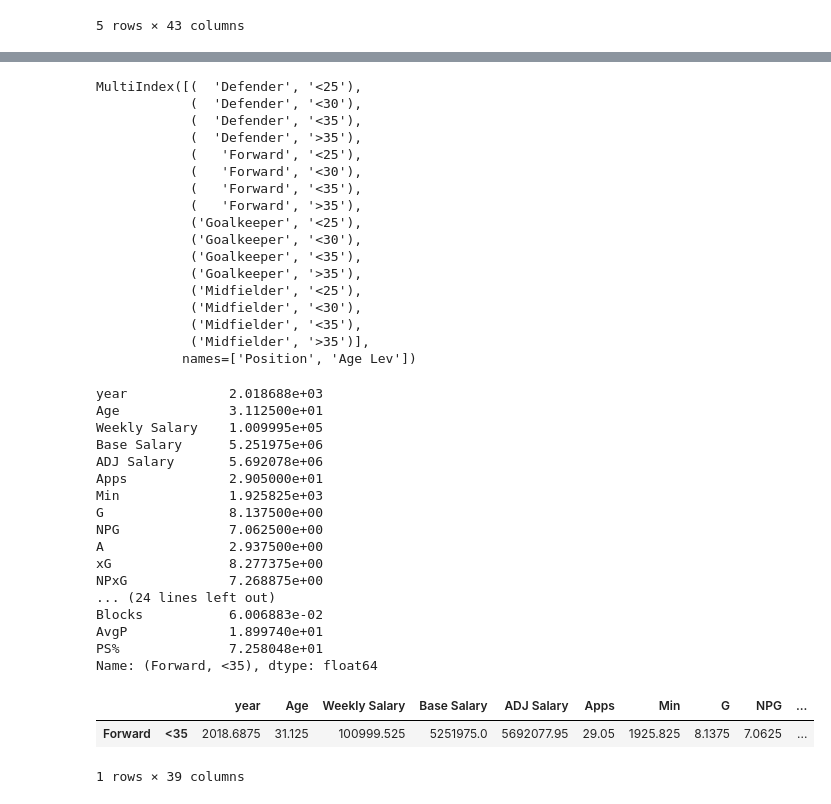
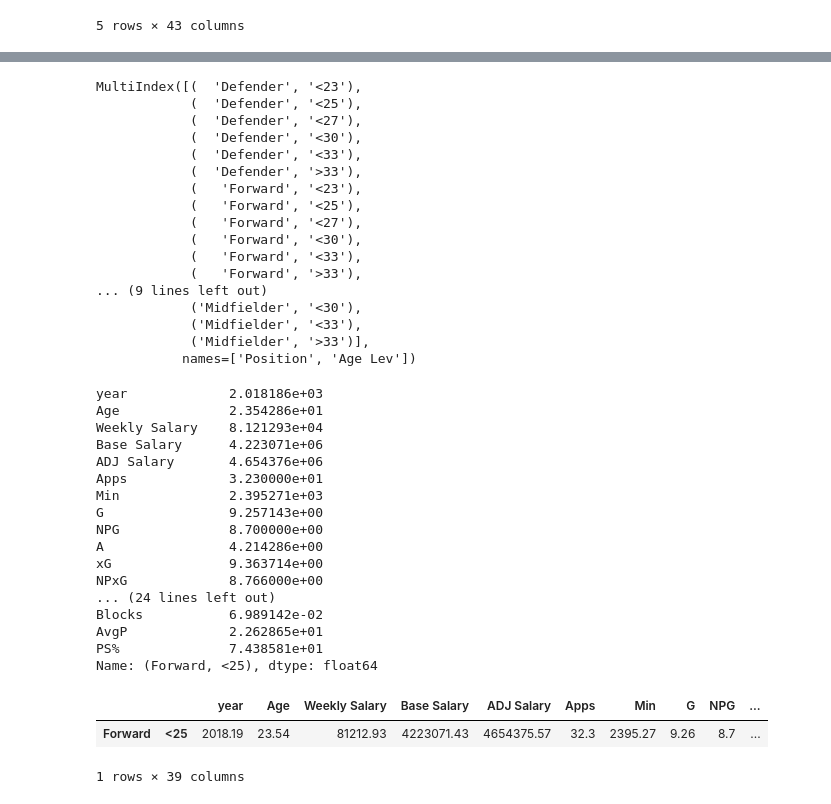
Before and after one commit to sajacaros/eda_champions, a Jupyter notebook: eda/eda.ipynb, the cells around one changed output, grey strips where cells are left out. Drawn from its saved outputs; the diff is of its cells as text; code cells hidden in the pictures.

```diff
--- a/eda/eda.ipynb
+++ b/eda/eda.ipynb
@@ -74,5 +79,5 @@ round(eda_df.describe(), 2)
 # %%
-eda_df['Age Lev'] = eda_df['Age'].apply(lambda age: '<25' if age < 25 else '<30' if age <30 else '<35' if age<35 else '>35')
+eda_df['Age Lev'] = eda_df['Age'].apply(lambda age: '<23' if age < 23 else '<25' if age <25 else '<27' if age<27 else '<30' if age<30 else '<33' if age<33 else '>33')
 # %%
 eda_df.tail()
 # %% [output]
@@ -84,7 +89,7 @@ eda_df.tail()
 | 4754 | 2022 | Shane Duffy | 30 | Fulham | Defender | 40000.0 | 2080000.0 | 2080000.0 | 5.0 | ... |
 5 rows × 43 columns
 # %%
-static_df = eda_df[eda_df['Min']>1000].groupby(['Position', 'Age Lev']).mean(numeric_only=True)
+static_df = eda_df[eda_df['Min']>1500].groupby(['Position', 'Age Lev']).mean(numeric_only=True)
 static_df
 # %% [output]
 |  |  | year | Age | Weekly Salary | Base Salary | ADJ Salary | Apps | Min | G | ... |
@@ -109,5 +114,5 @@ static_df
 # %%
-cond1 = eda_df['Name']=='Wayne Rooney'
-cond2 = eda_df['year']==2017
-rooney2017 = eda_df[ cond1 & cond2]
+cond1 = eda_df['Name']=='Son Heung-Min'
+cond2 = eda_df['year']==2016
+player = eda_df[cond1 & cond2]
 # %%
@@ -127,48 +132,48 @@ Name: Age Lev, dtype: object
 # %%
 static_df.index
 # %% [output]
-MultiIndex([(  'Defender', '<25'),
+MultiIndex([(  'Defender', '<23'),
+            (  'Defender', '<25'),
+            (  'Defender', '<27'),
             (  'Defender', '<30'),
-            (  'Defender', '<35'),
-            (  'Defender', '>35'),
+            (  'Defender', '<33'),
+            (  'Defender', '>33'),
+            (   'Forward', '<23'),
             (   'Forward', '<25'),
+            (   'Forward', '<27'),
             (   'Forward', '<30'),
-            (   'Forward', '<35'),
-            (   'Forward', '>35'),
-            ('Goalkeeper', '<25'),
-            ('Goalkeeper', '<30'),
-            ('Goalkeeper', '<35'),
-            ('Goalkeeper', '>35'),
-            ('Midfielder', '<25'),
+            (   'Forward', '<33'),
+            (   'Forward', '>33'),
+... (9 lines left out)
             ('Midfielder', '<30'),
-            ('Midfielder', '<35'),
-            ('Midfielder', '>35')],
+            ('Midfielder', '<33'),
+            ('Midfielder', '>33')],
            names=['Position', 'Age Lev'])
 # %%
-static_df.loc[(rooney2017['Position'].values[0],rooney2017['Age Lev'].values[0])]
+static_df.loc[(player['Position'].values[0], player['Age Lev'].values[0])]
 # %% [output]
-year             2.018688e+03
-Age              3.112500e+01
-Weekly Salary    1.009995e+05
-Base Salary      5.251975e+06
-ADJ Salary       5.692078e+06
-Apps             2.905000e+01
-Min              1.925825e+03
-G                8.137500e+00
-NPG              7.062500e+00
-A                2.937500e+00
-xG               8.277375e+00
-NPxG             7.268875e+00
+year             2.018186e+03
+Age              2.354286e+01
+Weekly Salary    8.121293e+04
+Base Salary      4.223071e+06
+ADJ Salary       4.654376e+06
+Apps             3.230000e+01
+Min              2.395271e+03
+G                9.257143e+00
+NPG              8.700000e+00
+A                4.214286e+00
+xG               9.363714e+00
+NPxG             8.766000e+00
 ... (24 lines left out)
-Blocks           6.006883e-02
-AvgP             1.899740e+01
-PS%              7.258048e+01
-Name: (Forward, <35), dtype: float64
+Blocks           6.989142e-02
+AvgP             2.262865e+01
+PS%              7.438581e+01
+Name: (Forward, <25), dtype: float64
 # %%
-r = pd.DataFrame(data=static_df.loc[(rooney2017['Position'].values[0],rooney2017['Age Lev'].values[0])]).T
-r
+r = pd.DataFrame(data=static_df.loc[(player['Position'].values[0], player['Age Lev'].values[0])]).T
+round(r,2)
 # %% [output]
 |  |  | year | Age | Weekly Salary | Base Salary | ADJ Salary | Apps | Min | G | NPG | ... |
-| Forward | <35 | 2018.6875 | 31.125 | 100999.525 | 5251975.0 | 5692077.95 | 29.05 | 1925.825 | 8.1375 | 7.0625 | ... |
+| Forward | <25 | 2018.19 | 23.54 | 81212.93 | 4223071.43 | 4654375.57 | 32.3 | 2395.27 | 9.26 | 8.7 | ... |
 1 rows × 39 columns
 # %%
```
Also changed, not shown: parts of 6 cells of this notebook.
